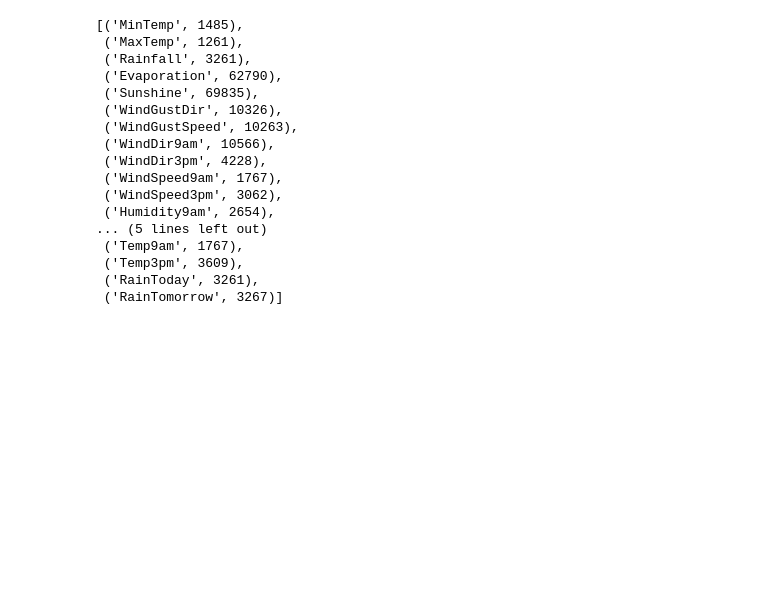
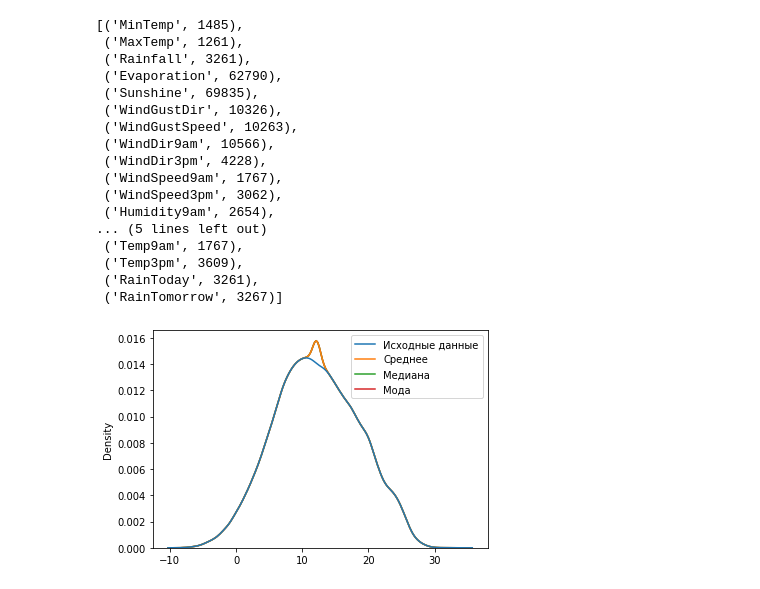
Before and after one commit to kek-sick/-MMO_2022, a Jupyter notebook: lab2/Popov_IU5-23M_lab2.ipynb, the cells around one changed output. Cells and saved outputs as stored; diff of their text form; code cells hidden in the pictures; blank space fills up the shorter version.

```diff
--- a/lab2/Popov_IU5-23M_lab2.ipynb
+++ b/lab2/Popov_IU5-23M_lab2.ipynb
@@ -76,5 +82,52 @@ raw_data_with_na
  ('Temp3pm', 3609),
  ('RainToday', 3261),
  ('RainTomorrow', 3267)]
+# %%
+def impute_column(dataset, column, strategy_param, fill_value_param=None):
+    """
+    Заполнение пропусков в одном признаке
+    """
+    temp_data = dataset[[column]].values
+    size = temp_data.shape[0]
+
+    indicator = MissingIndicator()
+    mask_missing_values_only = indicator.fit_transform(temp_data)
+
+    imputer = SimpleImputer(strategy=strategy_param,
+                            fill_value=fill_value_param)
+    all_data = imputer.fit_transform(temp_data)
+
+    missed_data = temp_data[mask_missing_values_only]
+    filled_data = all_data[mask_missing_values_only]
+    new_data = dataset
+    new_data[column] = all_data.reshape((size,))
+
+    return all_data.reshape((size,)), filled_data, missed_data, new_data
+
+def research_impute_numeric_column(dataset, num_column, const_value=None):
+    strategy_params = ['mean', 'median', 'most_frequent', 'constant']
+    strategy_params_names = ['Среднее', 'Медиана', 'Мода']
+    strategy_params_names.append('Константа = ' + str(const_value))
+
+    original_temp_data = dataset[[num_column]].values
+    size = original_temp_data.shape[0]
+    original_data = original_temp_data.reshape((size,))
+
+    new_df = pd.DataFrame({'Исходные данные':original_data})
+
+    for i in range(len(strategy_params)):
+        strategy = strategy_params[i]
+        col_name = strategy_params_names[i]
+        if (strategy!='constant') or (strategy == 'constant' and const_value!=None):
+            if strategy == 'constant':
+                temp_data, _, _, _ = impute_column(dataset, num_column, strategy, fill_value_param=const_value)
+            else:
+                temp_data, _, _, _ = impute_column(dataset, num_column, strategy)
+            new_df[col_name] = temp_data
+
+    sns.kdeplot(data=new_df)
 # %%
 #Устранение пропусков
+research_impute_numeric_column(raw_data, 'MinTemp')
+# %% [output]
+[figure, added]
```
Also changed, not shown: parts of 12 cells of this notebook, 16 other files.
